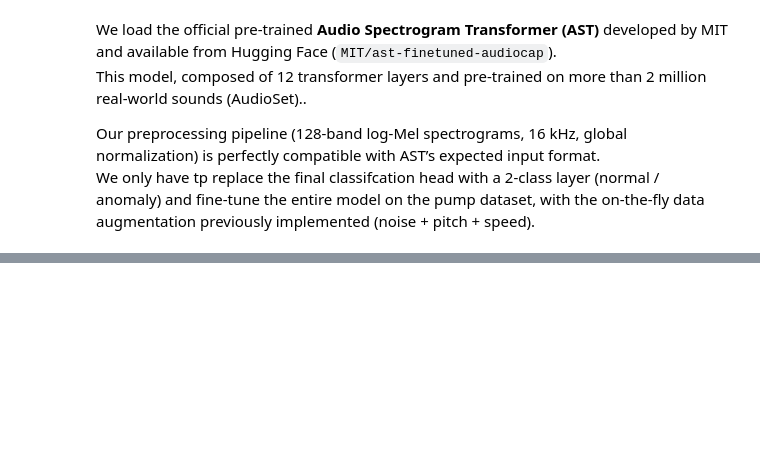
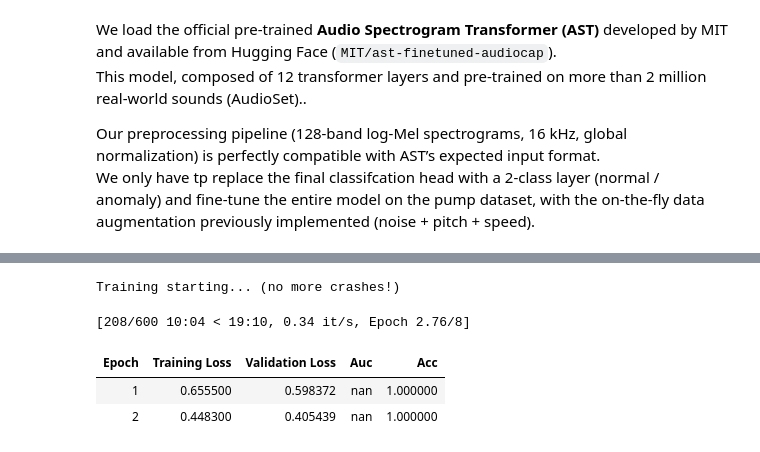
Before and after one commit to meli20002/Industrial-Sound-Anomaly-Detection-using-Transformers, a Jupyter notebook: notebook.ipynb, the cells around one changed output, grey strips where cells are left out. Cells and saved outputs as stored; diff of their text form; code cells hidden in the pictures; blank space fills up the shorter version.

Commit message:
trying another model

```diff
--- a/notebook.ipynb
+++ b/notebook.ipynb
@@ -261,7 +271,7 @@ Test  → 600 normaux + 600 anormaux
 # Second Task : exploring the pump machine dataset
 # %%
 #getting the path of the pump dataset
-pump_path = Path("final_dataset/pump")
+pump_path = Path("/content/pump/pump")
 
 train_normal_path   = pump_path / "train" / "normal"
 test_normal_path    = pump_path/ "test" / "normal"
@@ -607,8 +681,8 @@ plt.show()
 ### creating and spliting the dataset
 # %%
 from torch.utils.data import Dataset, DataLoader
-
-data_path = Path("final_dataset/pump")
+import random
+data_path = Path("/content/pump/pump")
 
 train_files = list((data_path/"train"/"normal").glob("*.wav"))
 test_normal = list((data_path/"test"/"normal").glob("*.wav"))
@@ -802,0 +945,46 @@ live_demo("final_dataset/pump/test/normal/section_00_source_test_normal_00000000
+# %%
+# Metrics
+def compute_metrics(p):
+    preds = p.predictions.argmax(-1)
+    probs = torch.softmax(torch.tensor(p.predictions), dim=-1)[:,1].numpy()
+    return {"auc": roc_auc_score(p.label_ids, probs), "acc": accuracy_score(p.label_ids, preds)}
+# %%
+# FINAL TRAINING hopefully it won't crash this time lol
+args = TrainingArguments(
+    output_dir="./wavlm_pump",
+    per_device_train_batch_size=8,
+    per_device_eval_batch_size=16,
+    gradient_accumulation_steps=4,
+    num_train_epochs=8,
+    learning_rate=2e-4,
+    warmup_steps=100,
+    fp16=True,
+    eval_strategy="epoch",
+    save_strategy="no",
+    logging_steps=20,
+    report_to=[],
+    dataloader_num_workers=0,
+    disable_tqdm=False,
+)
+
+trainer = Trainer(
+    model=model,
+    args=args,
+    train_dataset=train_ds,
+    eval_dataset=val_ds,
+    compute_metrics=compute_metrics,
+)
+
+# Clean memory
+import gc
+torch.cuda.empty_cache()
+gc.collect()
+
+print("Training starting... (no more crashes! eh hopefully)")
+trainer.train()
+# %% [output]
+Training starting... (no more crashes!)
+[208/600 10:04 < 19:10, 0.34 it/s, Epoch 2.76/8]
+| Epoch | Training Loss | Validation Loss | Auc | Acc |
+| 1 | 0.655500 | 0.598372 | nan | 1.000000 |
+| 2 | 0.448300 | 0.405439 | nan | 1.000000 |
```
Also changed, not shown: parts of 21 cells of this notebook.
